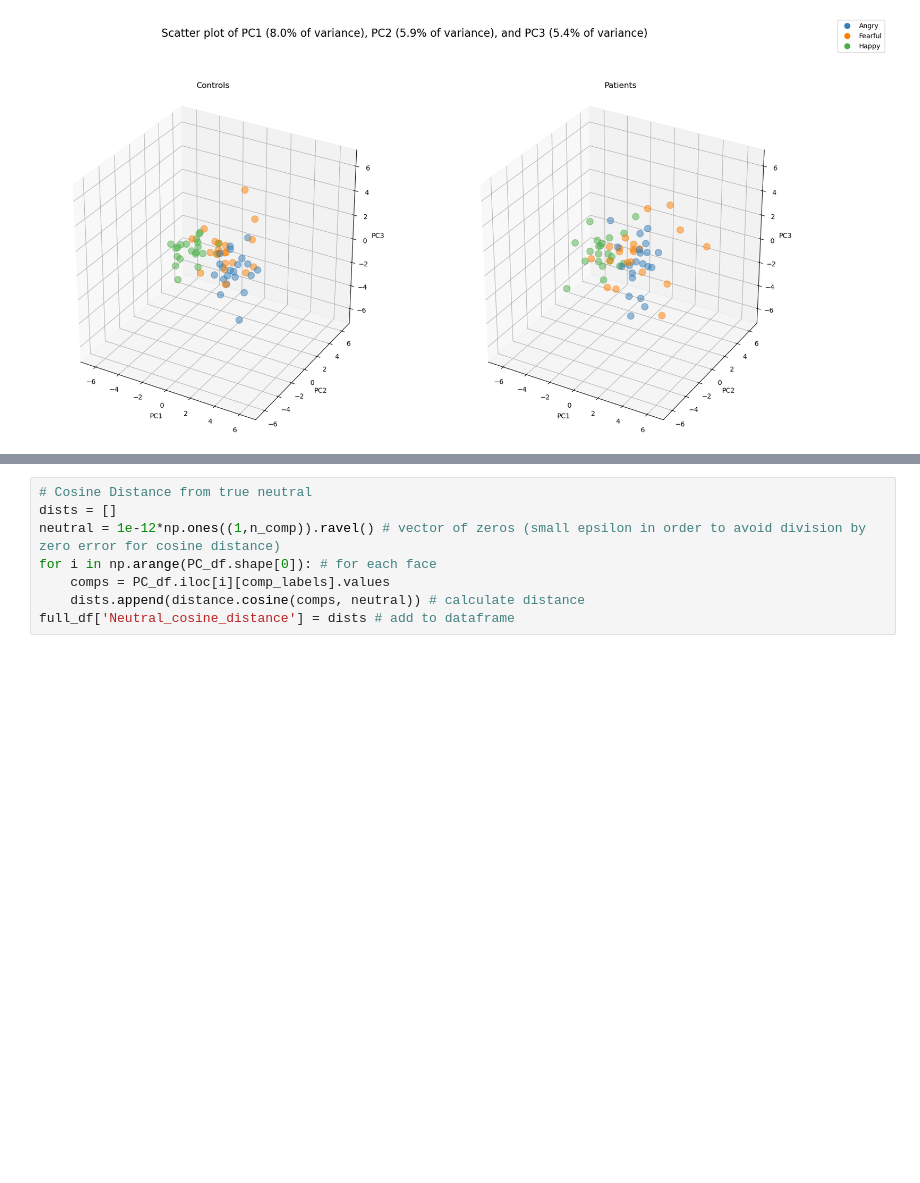
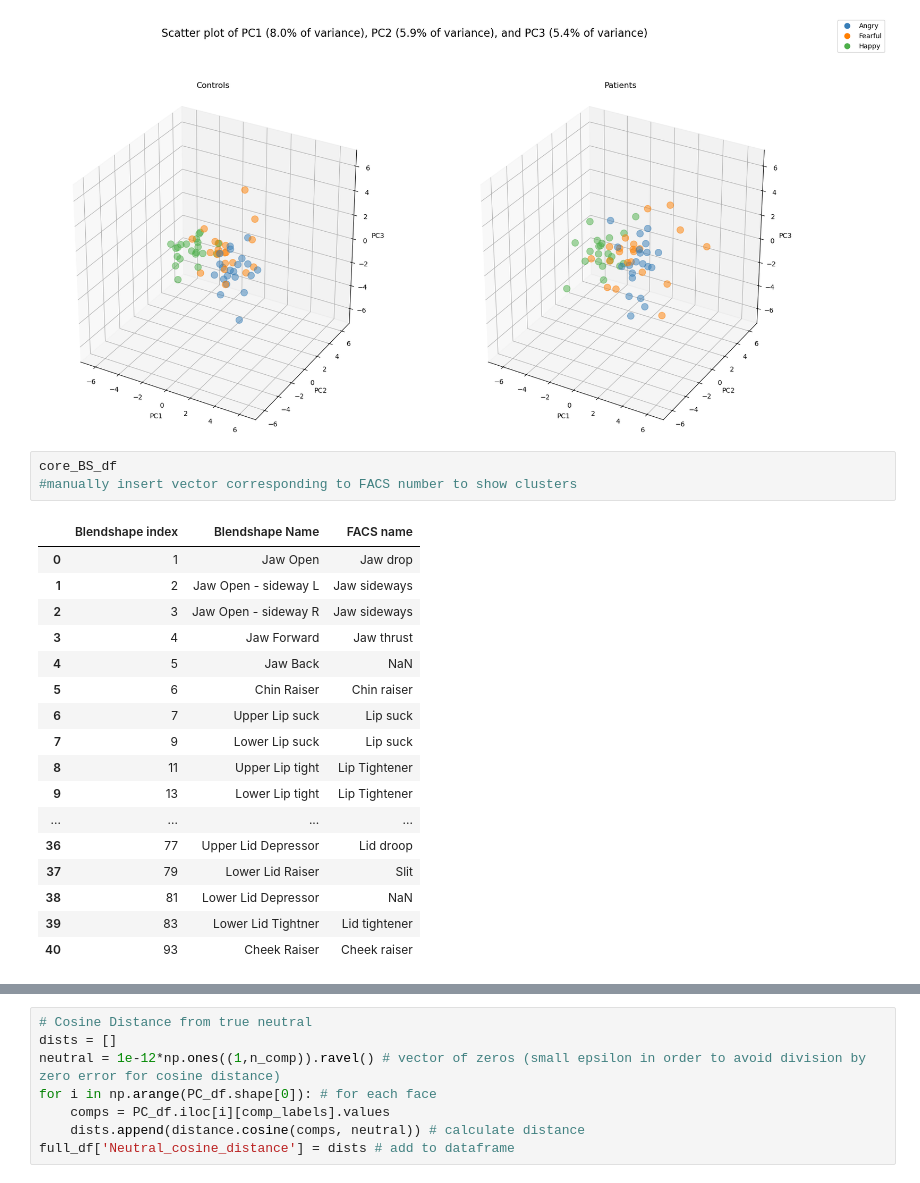
Before and after one commit to dumplings102/GA-emotion-perception-analysis, a Jupyter notebook: elite_analysis.ipynb, the cells around one changed output, grey strips where cells are left out. Cells and saved outputs as stored; diff of their text form; blank space fills up the shorter version.

```diff
--- a/elite_analysis.ipynb
+++ b/elite_analysis.ipynb
@@ -517,3 +476,24 @@ fig.suptitle(f'Scatter plot of PC1 ({pca.explained_variance_ratio_[0]*100:.1f}%
 # %% [output]
 3 components explain 19.337% of variance
 [figure]
+# %%
+core_BS_df
+#manually insert vector corresponding to FACS number to show clusters
+# %% [output]
+|  | Blendshape index | Blendshape Name | FACS name |
+| 0 | 1 | Jaw Open | Jaw drop |
+| 1 | 2 | Jaw Open - sideway L | Jaw sideways |
+| 2 | 3 | Jaw Open - sideway R | Jaw sideways |
+| 3 | 4 | Jaw Forward | Jaw thrust |
+| 4 | 5 | Jaw Back | NaN |
+| 5 | 6 | Chin Raiser | Chin raiser |
+| 6 | 7 | Upper Lip suck | Lip suck |
+| 7 | 9 | Lower Lip suck | Lip suck |
+| 8 | 11 | Upper Lip tight | Lip Tightener |
+| 9 | 13 | Lower Lip tight | Lip Tightener |
+| ... | ... | ... | ... |
+| 36 | 77 | Upper Lid Depressor | Lid droop |
+| 37 | 79 | Lower Lid Raiser | Slit |
+| 38 | 81 | Lower Lid Depressor | NaN |
+| 39 | 83 | Lower Lid Tightner | Lid tightener |
+| 40 | 93 | Cheek Raiser | Cheek raiser |
```
Also changed, not shown: parts of 7 cells of this notebook, 20 other files.
